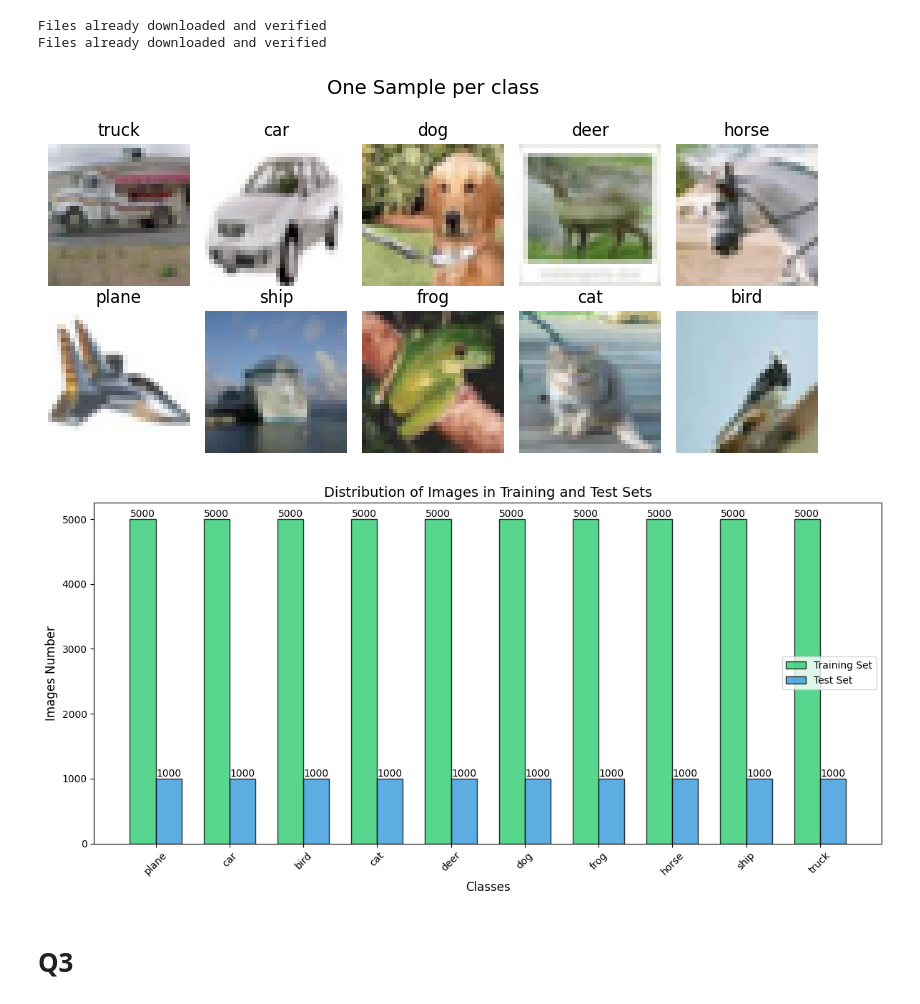
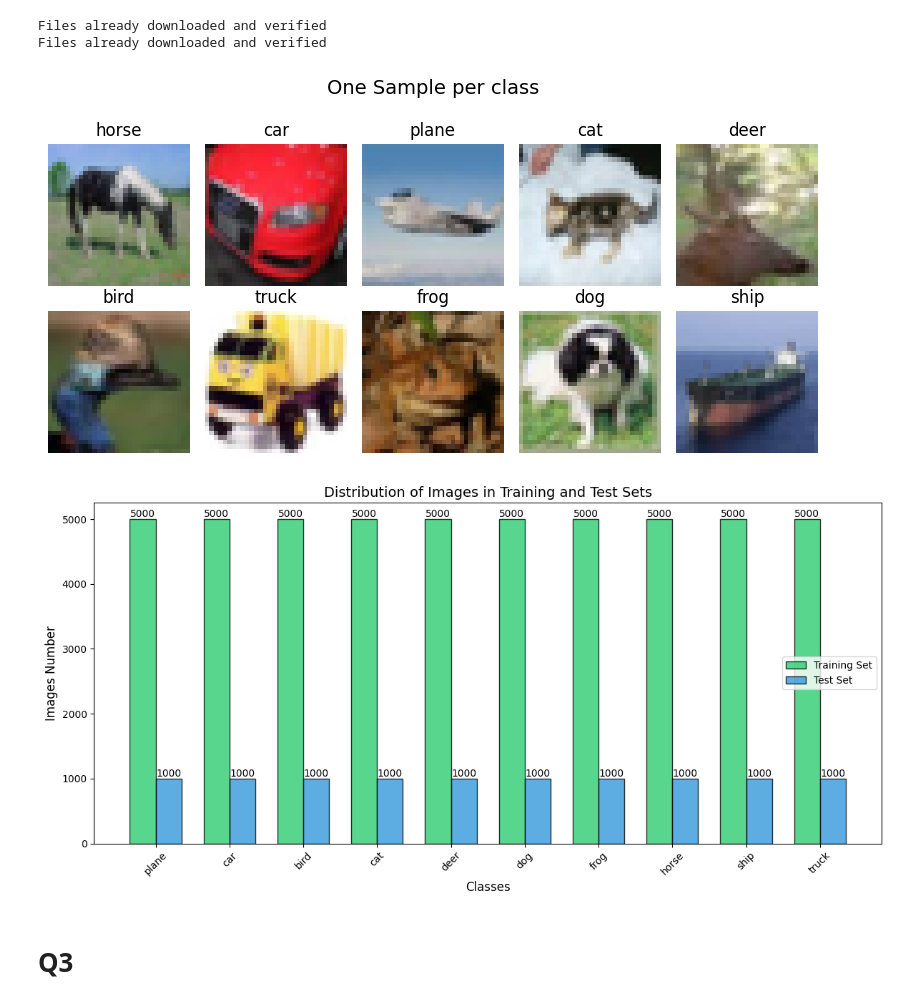
Before and after one commit to dami013/DeepLearning, a Jupyter notebook: assignment2/damiano-ficara.ipynb, the cells around one changed output. Saved outputs shown, nothing was run; the diff lists cells and outputs as text; code cells hidden in the pictures.

```diff
--- a/assignment2/damiano-ficara.ipynb
+++ b/assignment2/damiano-ficara.ipynb
@@ -66,68 +66,57 @@ def imshow(img):
 dataiter = iter(trainloader)
 images, labels = next(dataiter)
 
+# Mostra una sola immagine per classe senza normalizzazione
 plt.figure(figsize=(8, 4))
 class_samples = {}
+for img, label in zip(images, labels):
+    label_name = classes[label]
+    if label_name not in class_samples and len(class_samples) < 10:
+        class_samples[label_name] = img
 
-# Estrai un'immagine per classe
-for images, labels in trainloader:
-    for img, label in zip(images, labels):
-        label_name = classes[label]
-        if label_name not in class_samples and len(class_samples) < 10:
-            class_samples[label_name] = img
-    if len(class_samples) == 10:
-        break
-
-# Mostra una sola immagine per classe senza normalizzazione
 for idx, (class_name, img) in enumerate(class_samples.items(), 1):
     plt.subplot(2, 5, idx)
-    img = img.numpy().transpose((1, 2, 0))  # Trasponi per mostrare
+    img = img.numpy().transpose((1, 2, 0))
     plt.imshow(img)
     plt.title(f'{class_name}')
     plt.axis('off')
-
 plt.suptitle('One Sample per class', fontsize=14, y=1.0)
 plt.tight_layout()
 plt.show()
 
 # Conta le istanze nel training set e test set
-train_dist = [0] * 10
-for _, labels in trainloader:
+train_dist = [0] * len(classes)
+test_dist = [0] * len(classes)
+
+for data, labels in trainloader:
     for label in labels:
         train_dist[label.item()] += 1
 
-test_dist = [0] * 10
-for _, labels in testloader:
+for data, labels in testloader:
     for label in labels:
         test_dist[label.item()] += 1
 
 # Grafico della distribuzione
 plt.figure(figsize=(12, 6))
 x = np.arange(len(classes))
 width = 0.35
-
-plt.bar(x - width / 2, train_dist, width, label='Training Set',
-        color='#2ecc71', alpha=0.8, edgecolor='black')
-plt.bar(x + width / 2, test_dist, width, label='Test Set',
-        color='#3498db', alpha=0.8, edgecolor='black')
-
+plt.bar(x - width / 2, train_dist, width, label='Training Set', color='#2ecc71', alpha=0.8, edgecolor='black')
+plt.bar(x + width / 2, test_dist, width, label='Test Set', color='#3498db', alpha=0.8, edgecolor='black')
 plt.xlabel('Classes', fontsize=12)
 plt.ylabel('Images Number', fontsize=12)
 plt.title('Distribution of Images in Training and Test Sets', fontsize=14)
 plt.xticks(x, classes, rotation=45)
 plt.legend()
 
 # Aggiungi etichette sulle barre
 for i in range(len(x)):
-    plt.text(x[i] - width / 2, train_dist[i], str(train_dist[i]),
-             ha='center', va='bottom')
-    plt.text(x[i] + width / 2, test_dist[i], str(test_dist[i]),
-             ha='center', va='bottom')
+    plt.text(x[i] - width / 2, train_dist[i], str(train_dist[i]), ha='center', va='bottom')
+    plt.text(x[i] + width / 2, test_dist[i], str(test_dist[i]), ha='center', va='bottom')
 
 plt.tight_layout()
 plt.show()
 # %% [output]
-[figure, old version]
+[figure, new version]
 [figure]
 # %% [markdown]
 # Q3
```
Also changed, not shown: parts of 4 cells of this notebook, 1 other file.
